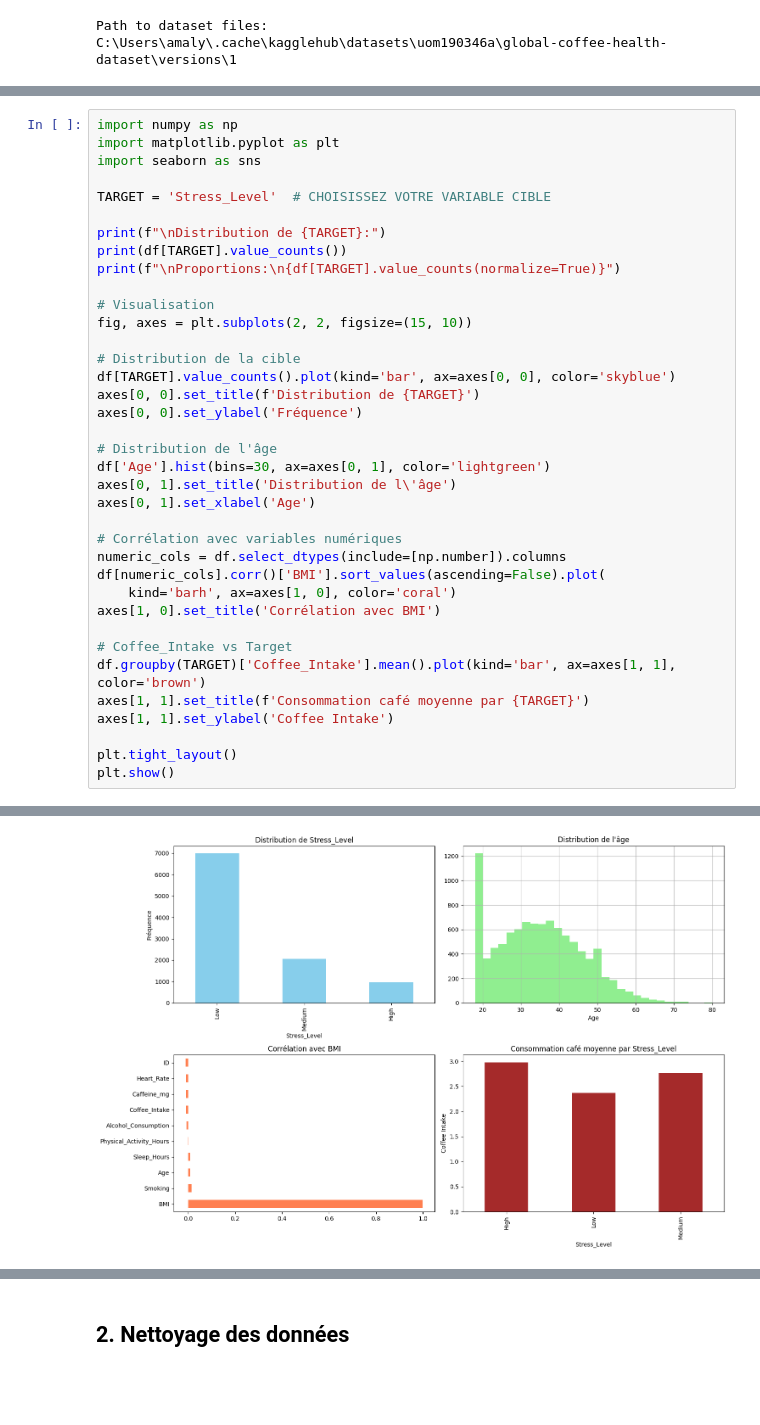
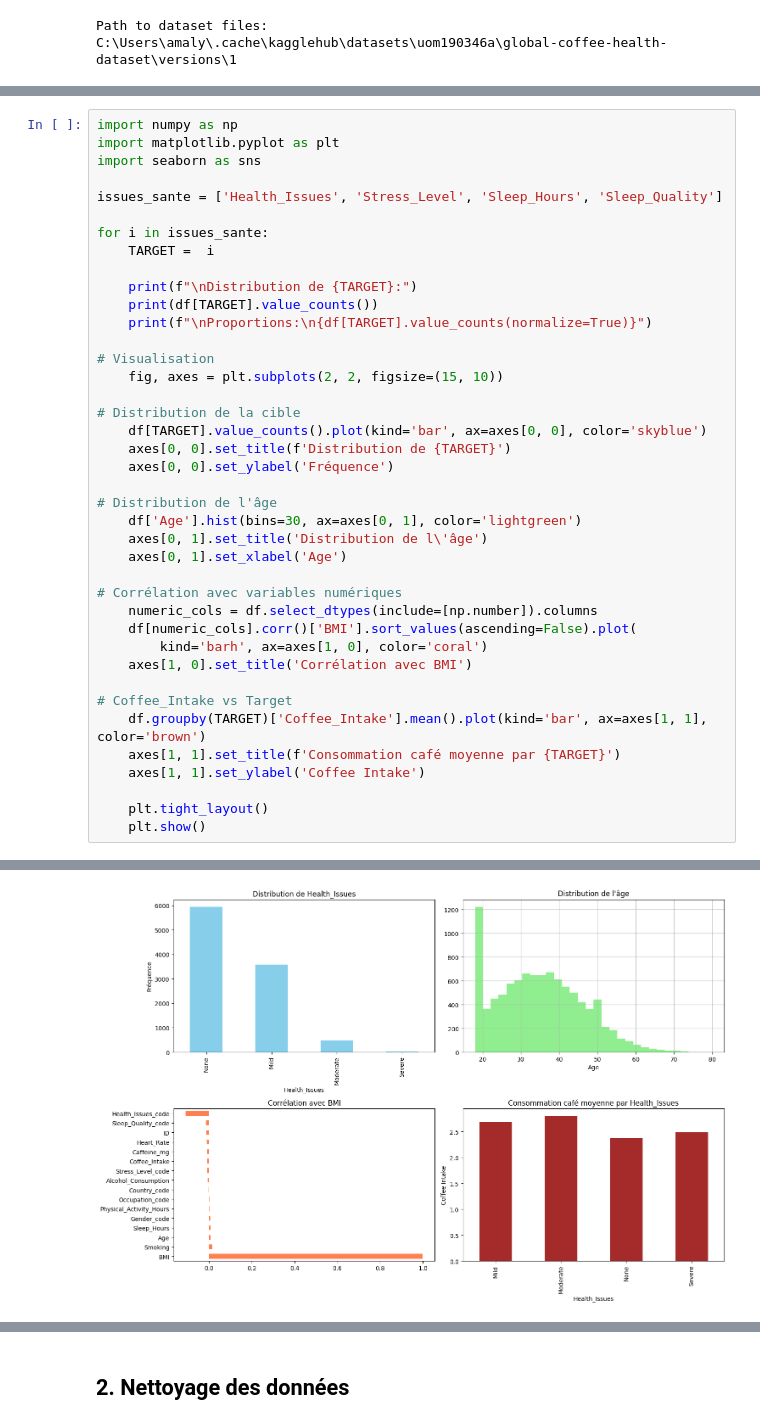
Before and after one commit to riada-zotiny/Processus_data, a Jupyter notebook: projet_AA.ipynb, the cells around one changed output, grey strips where cells are left out. Cells and saved outputs as stored; diff of their text form; blank space fills up the shorter version.

```diff
--- a/projet_AA.ipynb
+++ b/projet_AA.ipynb
@@ -49,36 +57,39 @@ import numpy as np
 import matplotlib.pyplot as plt
 import seaborn as sns
 
-TARGET = 'Stress_Level'  # CHOISISSEZ VOTRE VARIABLE CIBLE
+issues_sante = ['Health_Issues', 'Stress_Level', 'Sleep_Hours', 'Sleep_Quality']
 
-print(f"\nDistribution de {TARGET}:")
-print(df[TARGET].value_counts())
-print(f"\nProportions:\n{df[TARGET].value_counts(normalize=True)}")
+for i in issues_sante:
+    TARGET =  i
+
+    print(f"\nDistribution de {TARGET}:")
+    print(df[TARGET].value_counts())
+    print(f"\nProportions:\n{df[TARGET].value_counts(normalize=True)}")
 
 # Visualisation
-fig, axes = plt.subplots(2, 2, figsize=(15, 10))
+    fig, axes = plt.subplots(2, 2, figsize=(15, 10))
 
 # Distribution de la cible
-df[TARGET].value_counts().plot(kind='bar', ax=axes[0, 0], color='skyblue')
-axes[0, 0].set_title(f'Distribution de {TARGET}')
-axes[0, 0].set_ylabel('Fréquence')
+    df[TARGET].value_counts().plot(kind='bar', ax=axes[0, 0], color='skyblue')
+    axes[0, 0].set_title(f'Distribution de {TARGET}')
+    axes[0, 0].set_ylabel('Fréquence')
 
 # Distribution de l'âge
-df['Age'].hist(bins=30, ax=axes[0, 1], color='lightgreen')
-axes[0, 1].set_title('Distribution de l\'âge')
-axes[0, 1].set_xlabel('Age')
+    df['Age'].hist(bins=30, ax=axes[0, 1], color='lightgreen')
+    axes[0, 1].set_title('Distribution de l\'âge')
+    axes[0, 1].set_xlabel('Age')
 
 # Corrélation avec variables numériques
-numeric_cols = df.select_dtypes(include=[np.number]).columns
-df[numeric_cols].corr()['BMI'].sort_values(ascending=False).plot(
-    kind='barh', ax=axes[1, 0], color='coral')
-axes[1, 0].set_title('Corrélation avec BMI')
+    numeric_cols = df.select_dtypes(include=[np.number]).columns
+    df[numeric_cols].corr()['BMI'].sort_values(ascending=False).plot(
+        kind='barh', ax=axes[1, 0], color='coral')
+    axes[1, 0].set_title('Corrélation avec BMI')
 
 # Coffee_Intake vs Target
-df.groupby(TARGET)['Coffee_Intake'].mean().plot(kind='bar', ax=axes[1, 1], color='brown')
-axes[1, 1].set_title(f'Consommation café moyenne par {TARGET}')
-axes[1, 1].set_ylabel('Coffee Intake')
+    df.groupby(TARGET)['Coffee_Intake'].mean().plot(kind='bar', ax=axes[1, 1], color='brown')
+    axes[1, 1].set_title(f'Consommation café moyenne par {TARGET}')
+    axes[1, 1].set_ylabel('Coffee Intake')
 
-plt.tight_layout()
-plt.show()
+    plt.tight_layout()
+    plt.show()
 # %% [output]
@@ -97,2 +110,2 @@ High      0.0961
 Name: proportion, dtype: float64
-[figure, old version]
+[figure, new version]
```
Also changed, not shown: parts of 13 cells of this notebook.
